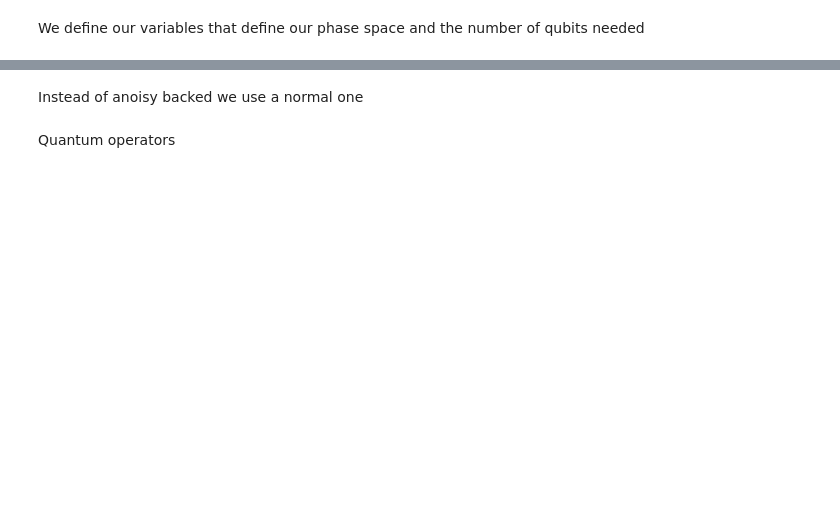
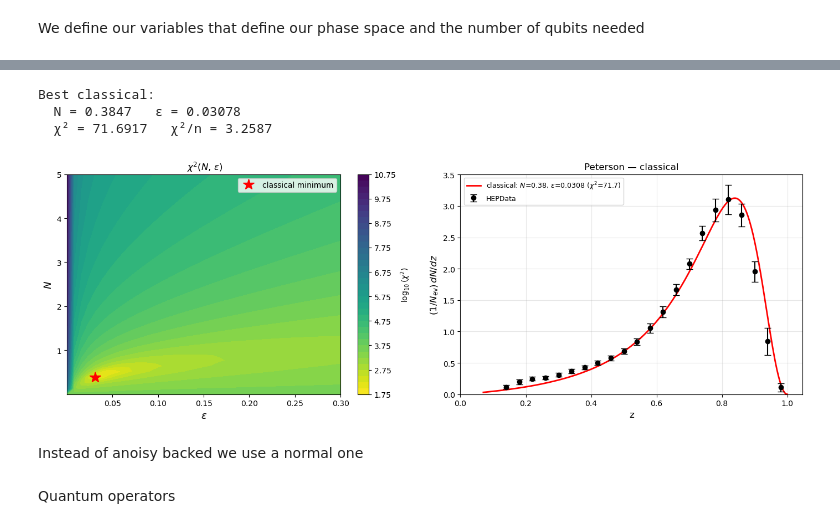
Before and after one commit to FranPG-codes/Quantum-Genetic-Algorithm-for-BSM-sampling, a Jupyter notebook: QGA_For_BSM_Sampling/EQGA_JSSP.ipynb, the cells around one changed output, grey strips where cells are left out. Cells and saved outputs as stored; diff of their text form; code cells hidden in the pictures; blank space fills up the shorter version.

```diff
--- a/QGA_For_BSM_Sampling/EQGA_JSSP.ipynb
+++ b/QGA_For_BSM_Sampling/EQGA_JSSP.ipynb
@@ -21,3 +163,61 @@ Q2min, Q2max = 10.0, 1000.0 #In Gev^2
+# %%
+# ================================================================
+#  Classical scan
+# ================================================================
+n_scan   = 40
+N_scan   = np.linspace(PARAM_MIN[0], PARAM_MAX[0], n_scan)
+eps_scan = np.linspace(PARAM_MIN[1], PARAM_MAX[1], n_scan)
+chi2_map = np.zeros((n_scan, n_scan))
+
+for i, N_val in enumerate(N_scan):
+    for j, eps_val in enumerate(eps_scan):
+        chi2_map[i, j] = chi2_ff([N_val, eps_val])
+
+
+idx       = np.unravel_index(np.argmin(chi2_map), chi2_map.shape)
+N_cl      = N_scan[idx[0]]
+eps_cl    = eps_scan[idx[1]]
+chi2_cl   = chi2_map[idx]
+theta_cl  = [N_cl, eps_cl]
+
+print(f"\nBest classical:")
+print(f"  N = {N_cl:.4f}   ε = {eps_cl:.5f}")
+print(f"  χ² = {chi2_cl:.4f}   χ²/n = {chi2_cl/len(z_data):.4f}")
+
+
+fig, axes = plt.subplots(1, 2, figsize=(14, 5))
+
+# χ² map
+im = axes[0].contourf(eps_scan, N_scan,
+                      np.log10(np.clip(chi2_map, 1e-3, None)),
+                      levels=40, cmap='viridis_r')
+plt.colorbar(im, ax=axes[0], label=r'$\log_{10}(\chi^2)$')
+axes[0].plot(eps_cl, N_cl, 'r*', markersize=15, label='classical minimum')
+axes[0].set_xlabel(r'$\varepsilon$', fontsize=13)
+axes[0].set_ylabel(r'$N$', fontsize=13)
+axes[0].set_title(r' $\chi^2(N,\,\varepsilon)$')
+axes[0].legend()
+
+# Best classical fit
+z_fine  = np.linspace(Z_MIN, Z_MAX, 500)
+f_cl    = ff_model(z_fine, theta_cl)
+axes[1].errorbar(z_data, y_data, yerr=sigma_data,
+                 fmt='ko', capsize=4, label='HEPData', zorder=5)
+axes[1].plot(z_fine, f_cl, 'r-', lw=2,
+             label=rf'classical: $N$={N_cl:.2f}, $\varepsilon$={eps_cl:.4f}'
+                   rf' ($\chi^2$={chi2_cl:.1f})')
+axes[1].set_xlabel('z', fontsize=12)
+axes[1].set_ylabel(r'$(1/N_{\rm ev})\,dN/dz$', fontsize=12)
+axes[1].set_title('Peterson — classical')
+axes[1].legend(fontsize=9); axes[1].grid(True, alpha=0.3)
+axes[1].set_xlim(left=0); axes[1].set_ylim(bottom=0)
+plt.tight_layout()
+plt.show()
+# %% [output]
+Best classical:
+  N = 0.3847   ε = 0.03078
+  χ² = 71.6917   χ²/n = 3.2587
+[figure, added]
 # %% [markdown]
 Instead of anoisy backed we use a normal one
 # %%
```
Also changed, not shown: parts of 21 cells of this notebook, 6 other files.
